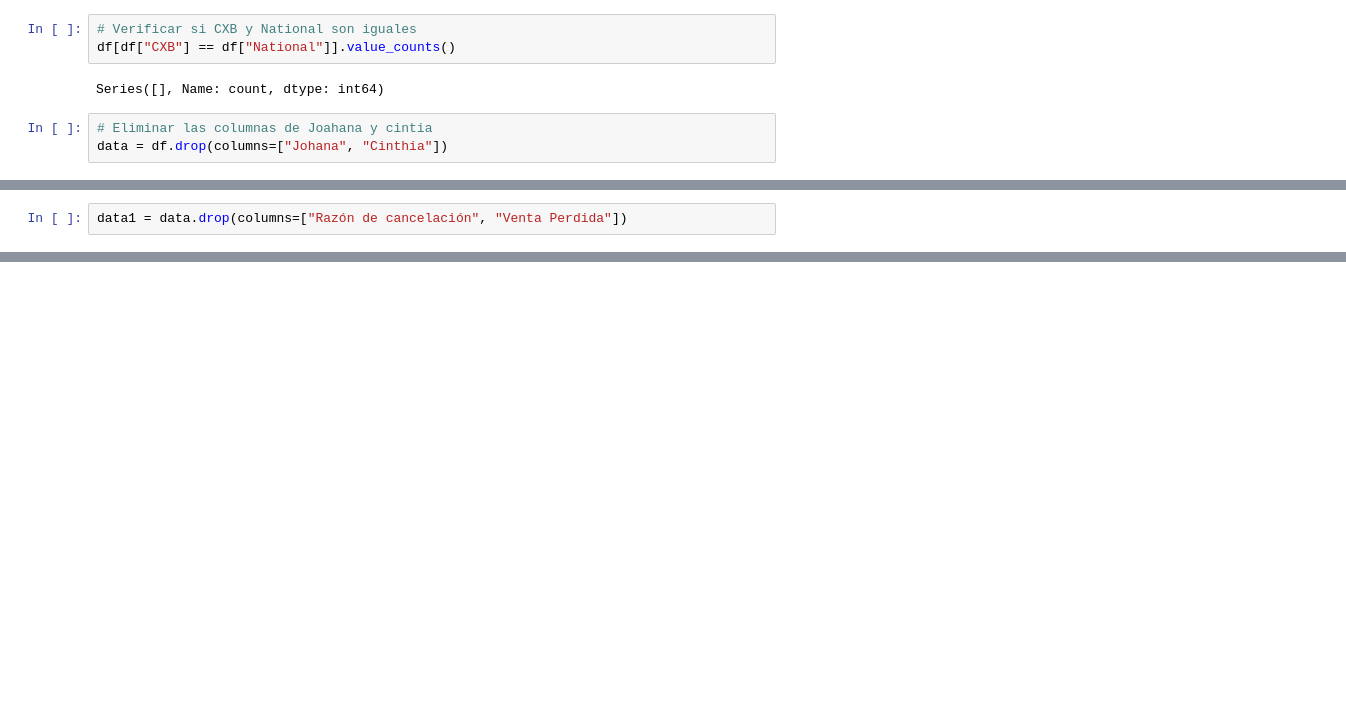
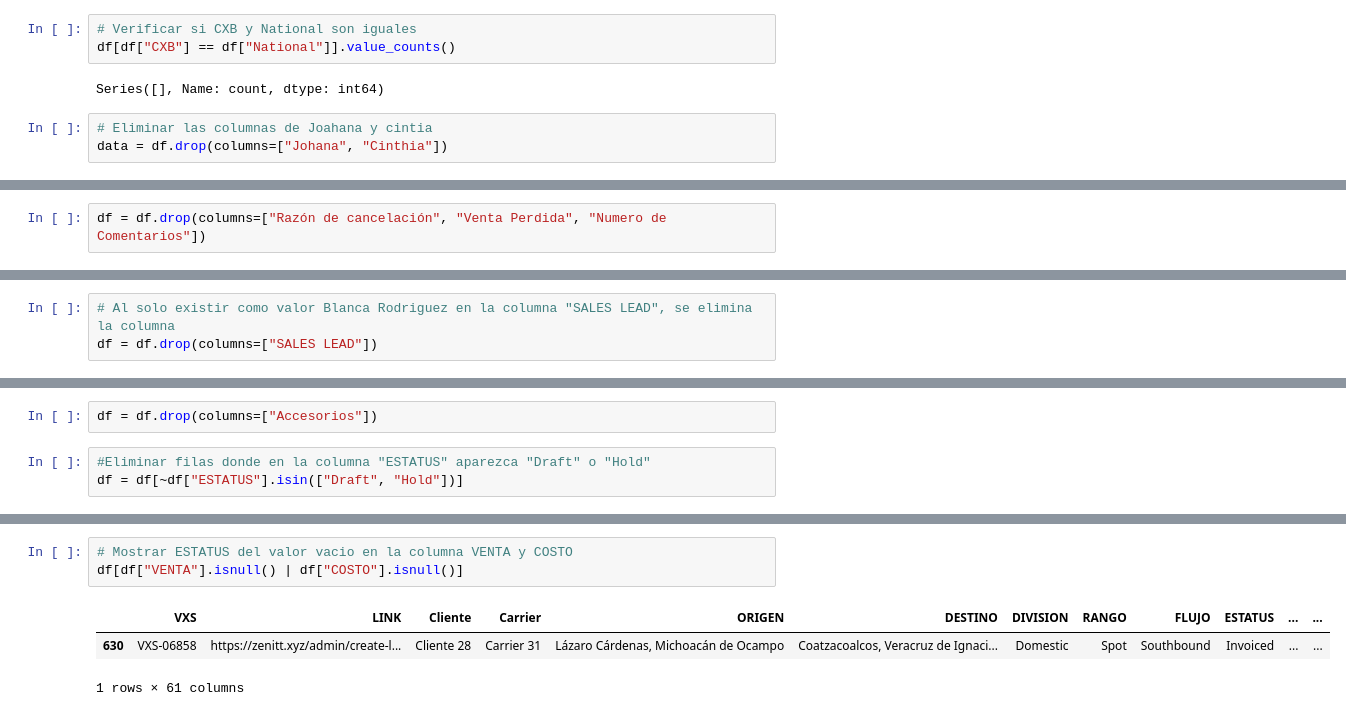
Before and after one commit to Santipm3012/Reto-vax-pricing-analytics, a Jupyter notebook: EDA/EDA.ipynb, the cells around one changed output, grey strips where cells are left out. Drawn from its saved outputs; the diff is of its cells as text; blank space fills up the shorter version.

```diff
--- a/EDA/EDA.ipynb
+++ b/EDA/EDA.ipynb
@@ -153,2 +148,2 @@ Index(['VXS', 'LINK', 'Cliente', 'Carrier', 'ORIGEN', 'DESTINO', 'DIVISION',
 # %%
-data1 = data.drop(columns=["Razón de cancelación", "Venta Perdida"])
+df = df.drop(columns=["Razón de cancelación", "Venta Perdida", "Numero de Comentarios"])
@@ -173,0 +176,3 @@ data_cancelled.head()
+# %%
+# Al solo existir como valor Blanca Rodriguez en la columna "SALES LEAD", se elimina la columna
+df = df.drop(columns=["SALES LEAD"])
@@ -173,0 +189,5 @@ data_cancelled.head()
+# %%
+df = df.drop(columns=["Accesorios"])
+# %%
+#Eliminar filas donde en la columna "ESTATUS" aparezca "Draft" o "Hold"
+df = df[~df["ESTATUS"].isin(["Draft", "Hold"])]
@@ -173,0 +214,7 @@ data_cancelled.head()
+# %%
+# Mostrar ESTATUS del valor vacio en la columna VENTA y COSTO
+df[df["VENTA"].isnull() | df["COSTO"].isnull()]
+# %% [output]
+|  | VXS | LINK | Cliente | Carrier | ORIGEN | DESTINO | DIVISION | RANGO | FLUJO | ESTATUS | ... | ... |
+| 630 | VXS-06858 | https://zenitt.xyz/admin/create-l... | Cliente 28 | Carrier 31 | Lázaro Cárdenas, Michoacán de Ocampo | Coatzacoalcos, Veracruz de Ignaci... | Domestic | Spot | Southbound | Invoiced | ... | ... |
+1 rows × 61 columns
```
Also changed, not shown: parts of 41 cells of this notebook.
